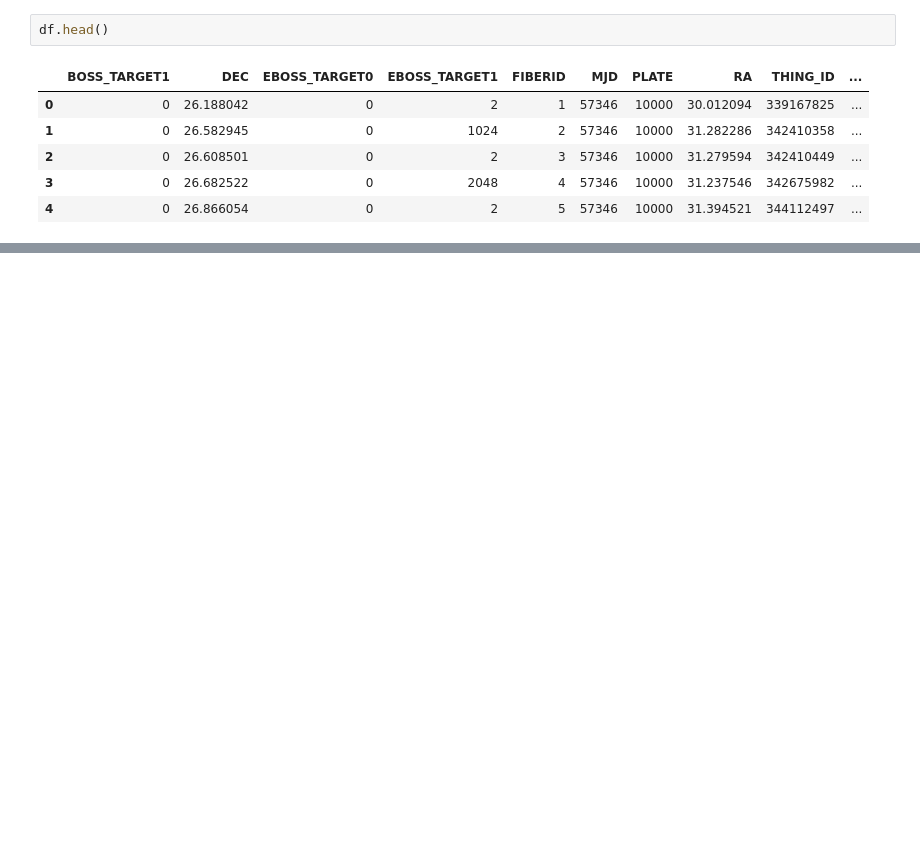
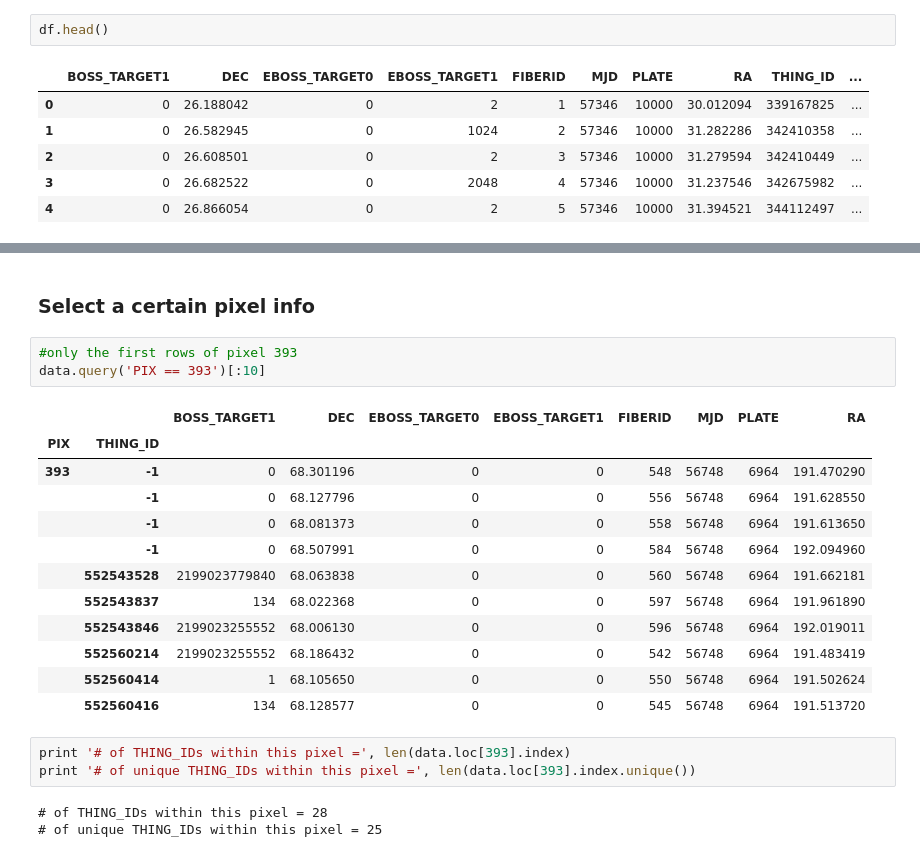
Before and after one commit to slosar/ForetFusion, a Jupyter notebook: sdss_catalog.ipynb, the cells around one changed output, grey strips where cells are left out. Cells and saved outputs as stored; diff of their text form; blank space fills up the shorter version.

```diff
--- a/sdss_catalog.ipynb
+++ b/sdss_catalog.ipynb
@@ -116,0 +96,24 @@ ss
+# %% [markdown]
+### Select  a certain pixel info
+# %%
+#only the first rows of pixel 393
+data.query('PIX == 393')[:10]
+# %% [output]
+|  |  | BOSS_TARGET1 | DEC | EBOSS_TARGET0 | EBOSS_TARGET1 | FIBERID | MJD | PLATE | RA |
+| PIX | THING_ID |  |  |  |  |  |  |  |  |
+| 393 | -1 | 0 | 68.301196 | 0 | 0 | 548 | 56748 | 6964 | 191.470290 |
+|  | -1 | 0 | 68.127796 | 0 | 0 | 556 | 56748 | 6964 | 191.628550 |
+|  | -1 | 0 | 68.081373 | 0 | 0 | 558 | 56748 | 6964 | 191.613650 |
+|  | -1 | 0 | 68.507991 | 0 | 0 | 584 | 56748 | 6964 | 192.094960 |
+|  | 552543528 | 2199023779840 | 68.063838 | 0 | 0 | 560 | 56748 | 6964 | 191.662181 |
+|  | 552543837 | 134 | 68.022368 | 0 | 0 | 597 | 56748 | 6964 | 191.961890 |
+|  | 552543846 | 2199023255552 | 68.006130 | 0 | 0 | 596 | 56748 | 6964 | 192.019011 |
+|  | 552560214 | 2199023255552 | 68.186432 | 0 | 0 | 542 | 56748 | 6964 | 191.483419 |
+|  | 552560414 | 1 | 68.105650 | 0 | 0 | 550 | 56748 | 6964 | 191.502624 |
+|  | 552560416 | 134 | 68.128577 | 0 | 0 | 545 | 56748 | 6964 | 191.513720 |
+# %%
+print '# of THING_IDs within this pixel =', len(data.loc[393].index)
+print '# of unique THING_IDs within this pixel =', len(data.loc[393].index.unique())
+# %% [output]
+# of THING_IDs within this pixel = 28
+# of unique THING_IDs within this pixel = 25
```
Also changed, not shown: parts of 29 cells of this notebook.
